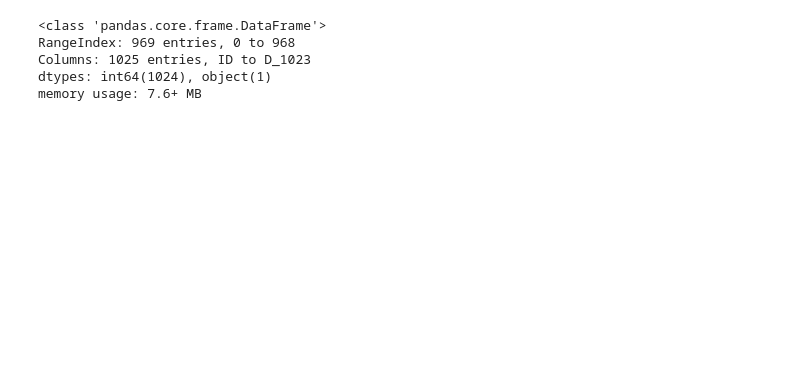
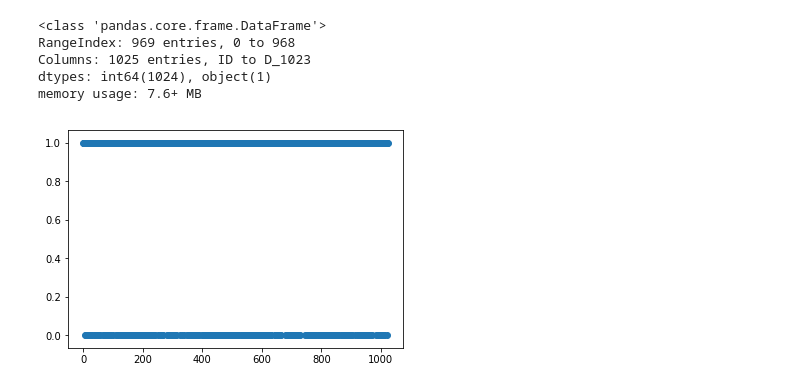
Before and after one commit to darianyang/MachineLearning, a Jupyter notebook: hw2/Lab2_DTY.ipynb, the cells around one changed output. Saved outputs shown, nothing was run; the diff lists cells and outputs as text; code cells hidden in the pictures; blank space fills up the shorter version.

```diff
--- a/hw2/Lab2_DTY.ipynb
+++ b/hw2/Lab2_DTY.ipynb
@@ -35,3 +42,9 @@ RangeIndex: 969 entries, 0 to 968
 Columns: 1025 entries, ID to D_1023
 dtypes: int64(1024), object(1)
 memory usage: 7.6+ MB
+# %%
+# first row
+plt.scatter(range(0, len(df.iloc[0,1:])), df.iloc[0,1:])
+plt.show()
+# %% [output]
+[figure, added]
```
Also changed, not shown: parts of 15 cells of this notebook.
